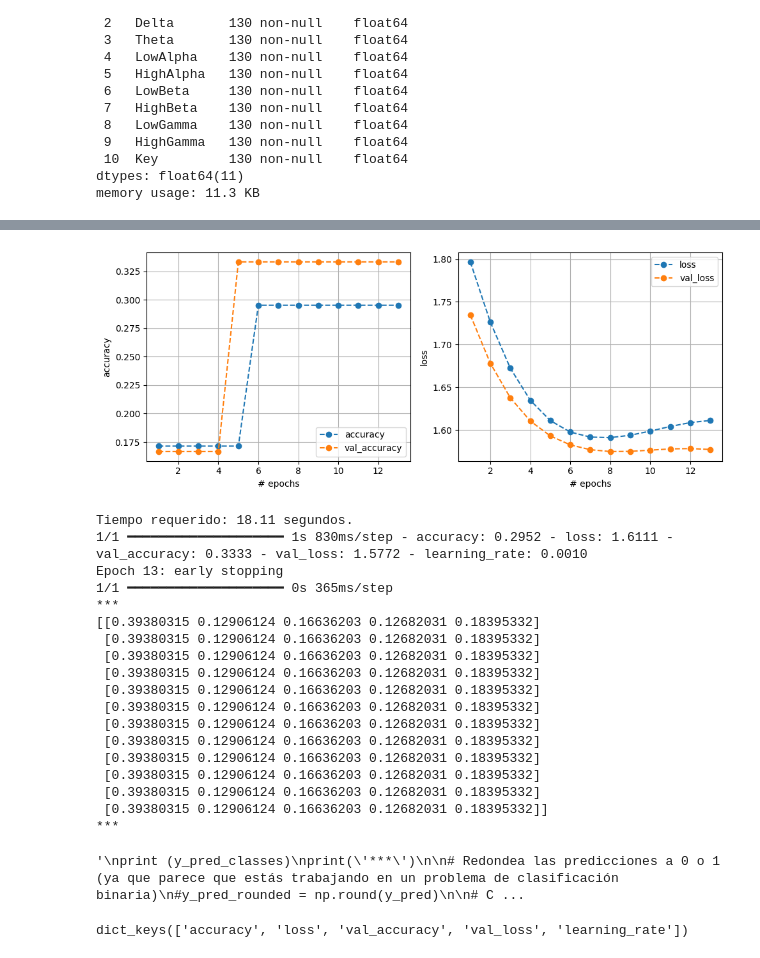
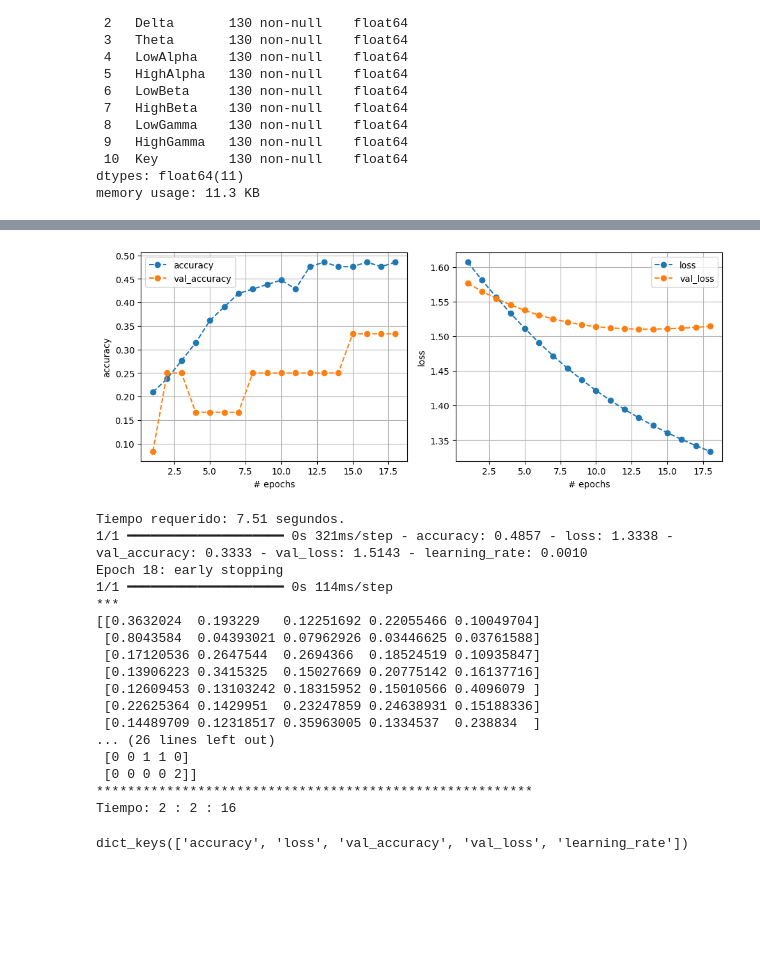
Before and after one commit to jpg1003/AnalisisEEG, a Jupyter notebook: codigo/notebooks/Deep_Learning.ipynb, the cells around one changed output, grey strips where cells are left out. Cells and saved outputs as stored; diff of their text form; code cells hidden in the pictures; blank space fills up the shorter version.

Commit message:
ADD - He modificado el escalado a Standard Scaler en vez de MinMax y parece que ya puede resolver datos, tengo que seguir investigando

```diff
--- a/codigo/notebooks/Deep_Learning.ipynb
+++ b/codigo/notebooks/Deep_Learning.ipynb
@@ -662,3 +643,34 @@ print(y_val)
+# %%
+X_train, y_train, X_val, y_val, X_test, y_test = dividir_datos(experimento_1)
+
+
+from sklearn.preprocessing import StandardScaler
+
+# Escalar los datos
+scaler = StandardScaler()
+X_train = scaler.fit_transform(X_train)
+X_val = scaler.fit_transform(X_val)
+X_test = scaler.transform(X_test)
+# %%
+#model_srnn = Sequential([SimpleRNN(128, input_shape=(1, 10)), Dense(1, activation='sigmoid')])
+
+model_srnn = Sequential([
+    Flatten(input_shape=(10,)),  # Aplanar los datos de entrada
+    Reshape((1, 10)),  # Cambiar la forma para que sea (None, 1, 10)
+    SimpleRNN(128),  # Capa RNN
+    Dense(5, activation='softmax')  # Capa de salida con activación softmax para num_classes clases
+    ])
+
+# Compilar el modelo
+model_srnn.compile(optimizer='adam', loss='sparse_categorical_crossentropy', metrics=['accuracy'])
+#model_srnn.compile(optimizer='adam', loss='categorical_crossentropy', metrics=['accuracy'])
+
+# Definir early stopping
+early_stopping = EarlyStopping(monitor='val_loss', patience=5, verbose=1)
+plot_learning = PlotLearning()
+timer_callback = TimerCallback()
+reduce_rl = ReduceLROnPlateau(patience=5, monitor='loss')
+model_checkpoint = ModelCheckpoint('weights/simple_rnn.keras', monitor='val_loss', save_best_only=True, mode='min')
 # %%
 import numpy as np
 import pandas as pd
@@ -673,6 +685,7 @@ n_folds = CV
 
 # Entrenar el modelo
 simple_rnn_trained = model_srnn.fit(X_train, y_train, epochs=50, batch_size=128, validation_data= (X_val, y_val), callbacks=[early_stopping, plot_learning, timer_callback, reduce_rl, model_checkpoint])
+#simple_rnn_trained = model_srnn.fit(X_train, y_train, epochs=50, batch_size=64, validation_data= (X_val, y_val), callbacks=[plot_learning, timer_callback, reduce_rl, model_checkpoint])
 
 y_pred = model_srnn.predict(X_val)
 print('***')
@@ -680,63 +693,59 @@ print(y_pred)
 print('***')
 y_pred_classes = np.argmax(y_pred, axis=1)
 
-'''
+
 print (y_pred_classes)
 print('***')
 
 # Redondea las predicciones a 0 o 1 (ya que parece que estás trabajando en un problema de clasificación binaria)
-#y_pred_rounded = np.round(y_pred)
+y_pred_rounded = np.round(y_pred)
 
 # Calcula la precisión
 accuracy = accuracy_score(y_val, y_pred_classes)
 print("Accuracy:", accuracy)
 
 # Muestra el informe de clasificación
 print("Classification Report:")
 print(classification_report(y_val, y_pred_classes))
 
 # Muestra la matriz de confusión
 print("Confusion Matrix:")
 print(confusion_matrix(y_val, y_pred_classes))
 
 
 
 
 print('********************************************************')
 
 
 fin_tiempo = time.time()
 
 tiempo_utilizado = fin_tiempo - inicio_tiempo
 
 # Convierto el tiempo a horas, minutos y segundos para saber cuanto tarda la ejecucion
 horas = int(tiempo_utilizado // 3600)
 minutos = int((tiempo_utilizado % 3600) // 60)
 segundos = int(tiempo_utilizado % 60)
 print(f"Tiempo: {horas} : {minutos} : {segundos}")
-
-'''
 # %% [output]
-[figure, old version]
+[figure, new version]
-Tiempo requerido: 18.11 segundos.
-1/1 ━━━━━━━━━━━━━━━━━━━━ 1s 830ms/step - accuracy: 0.2952 - loss: 1.6111 - val_accuracy: 0.3333 - val_loss: 1.5772 - learning_rate: 0.0010
-Epoch 13: early stopping
-1/1 ━━━━━━━━━━━━━━━━━━━━ 0s 365ms/step
+Tiempo requerido: 7.51 segundos.
+1/1 ━━━━━━━━━━━━━━━━━━━━ 0s 321ms/step - accuracy: 0.4857 - loss: 1.3338 - val_accuracy: 0.3333 - val_loss: 1.5143 - learning_rate: 0.0010
+Epoch 18: early stopping
+1/1 ━━━━━━━━━━━━━━━━━━━━ 0s 114ms/step
 ***
-[[0.39380315 0.12906124 0.16636203 0.12682031 0.18395332]
- [0.39380315 0.12906124 0.16636203 0.12682031 0.18395332]
- [0.39380315 0.12906124 0.16636203 0.12682031 0.18395332]
- [0.39380315 0.12906124 0.16636203 0.12682031 0.18395332]
- [0.39380315 0.12906124 0.16636203 0.12682031 0.18395332]
- [0.39380315 0.12906124 0.16636203 0.12682031 0.18395332]
- [0.39380315 0.12906124 0.16636203 0.12682031 0.18395332]
- [0.39380315 0.12906124 0.16636203 0.12682031 0.18395332]
- [0.39380315 0.12906124 0.16636203 0.12682031 0.18395332]
- [0.39380315 0.12906124 0.16636203 0.12682031 0.18395332]
- [0.39380315 0.12906124 0.16636203 0.12682031 0.18395332]
- [0.39380315 0.12906124 0.16636203 0.12682031 0.18395332]]
-***
+[[0.3632024  0.193229   0.12251692 0.22055466 0.10049704]
+ [0.8043584  0.04393021 0.07962926 0.03446625 0.03761588]
+ [0.17120536 0.2647544  0.2694366  0.18524519 0.10935847]
+ [0.13906223 0.3415325  0.15027669 0.20775142 0.16137716]
+ [0.12609453 0.13103242 0.18315952 0.15010566 0.4096079 ]
+ [0.22625364 0.1429951  0.23247859 0.24638931 0.15188336]
+ [0.14489709 0.12318517 0.35963005 0.1334537  0.238834  ]
+... (26 lines left out)
+ [0 0 1 1 0]
+ [0 0 0 0 2]]
+********************************************************
+Tiempo: 2 : 2 : 16
-'\nprint (y_pred_classes)\nprint(\'***\')\n\n# Redondea las predicciones a 0 o 1 (ya que parece que estás trabajando en un problema de clasificación binaria)\n#y_pred_rounded = np.round(y_pred)\n\n# C ...
 # %%
 
 print(simple_rnn_trained.history.keys())
```
Also changed, not shown: parts of 10 cells of this notebook, 6 other files.
